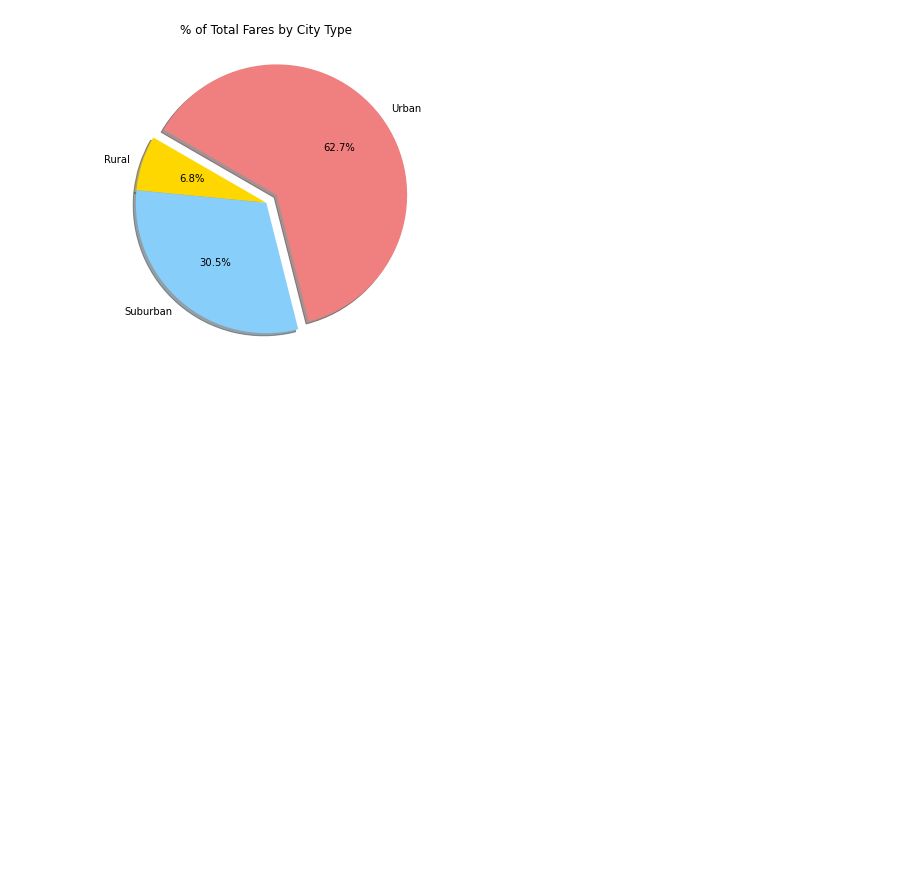
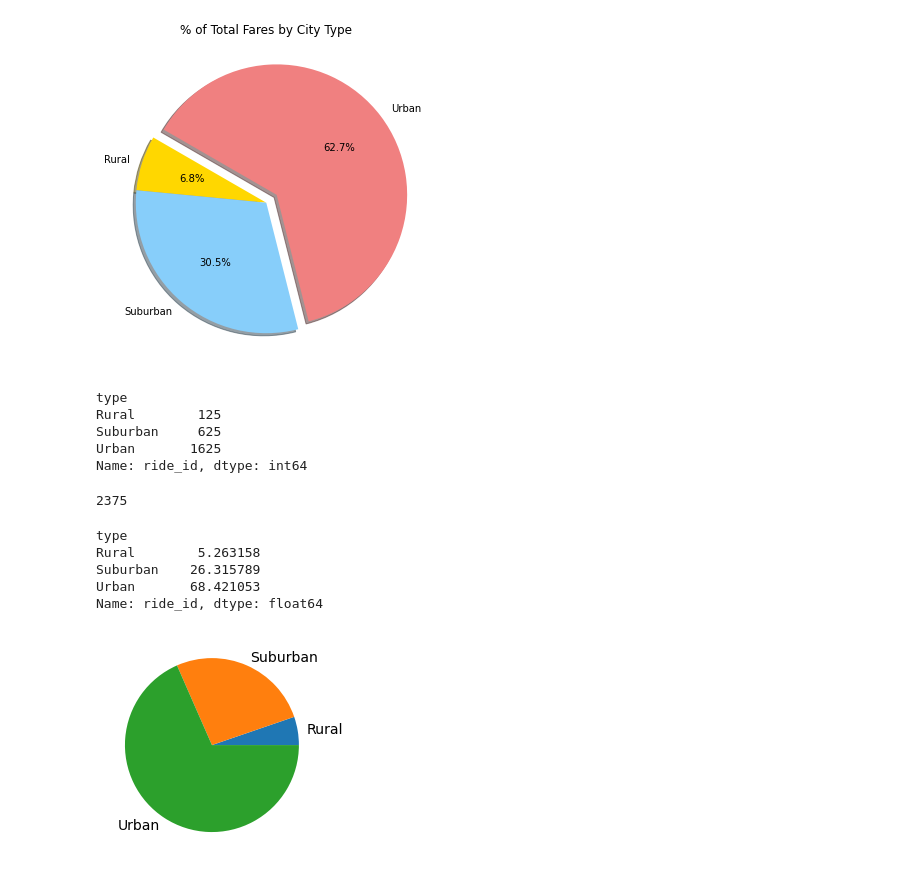
Before and after one commit to GloriaY007/PyBer-Analysis, a Jupyter notebook: PyBer.ipynb, the cells around one changed output. Drawn from its saved outputs; the diff is of its cells as text; code cells hidden in the pictures; blank space fills up the shorter version.

Commit message:
Adding Pie Chart for Percentage of Rides by City Type

```diff
--- a/PyBer.ipynb
+++ b/PyBer.ipynb
@@ -904,3 +904,35 @@ plt.savefig("analysis/Fig5.png")
 plt.show()
 # %% [output]
 [figure]
+# %%
+# Get the sum of total rides for each city type.
+sum_rides_by_type = pyber_data_df.groupby(["type"]).count()["ride_id"]
+sum_rides_by_type
+# %% [output]
+type
+Rural        125
+Suburban     625
+Urban       1625
+Name: ride_id, dtype: int64
+# %%
+# Get the sum of all rides.
+total_rides = pyber_data_df["ride_id"].count()
+total_rides
+# %% [output]
+2375
+# %%
+# Calculate the percentage of rides for each city type.
+ride_percents = 100 * pyber_data_df.groupby(["type"]).count()["ride_id"] / pyber_data_df["ride_id"].count()
+ride_percents
+# %% [output]
+type
+Rural        5.263158
+Suburban    26.315789
+Urban       68.421053
+Name: ride_id, dtype: float64
+# %%
+# Build the percentage of rides by city type pie chart.
+plt.pie(type_percents, labels=["Rural", "Suburban", "Urban"])
+plt.show()
+# %% [output]
+[figure, added]
```
Also changed, not shown: parts of 6 cells of this notebook.
